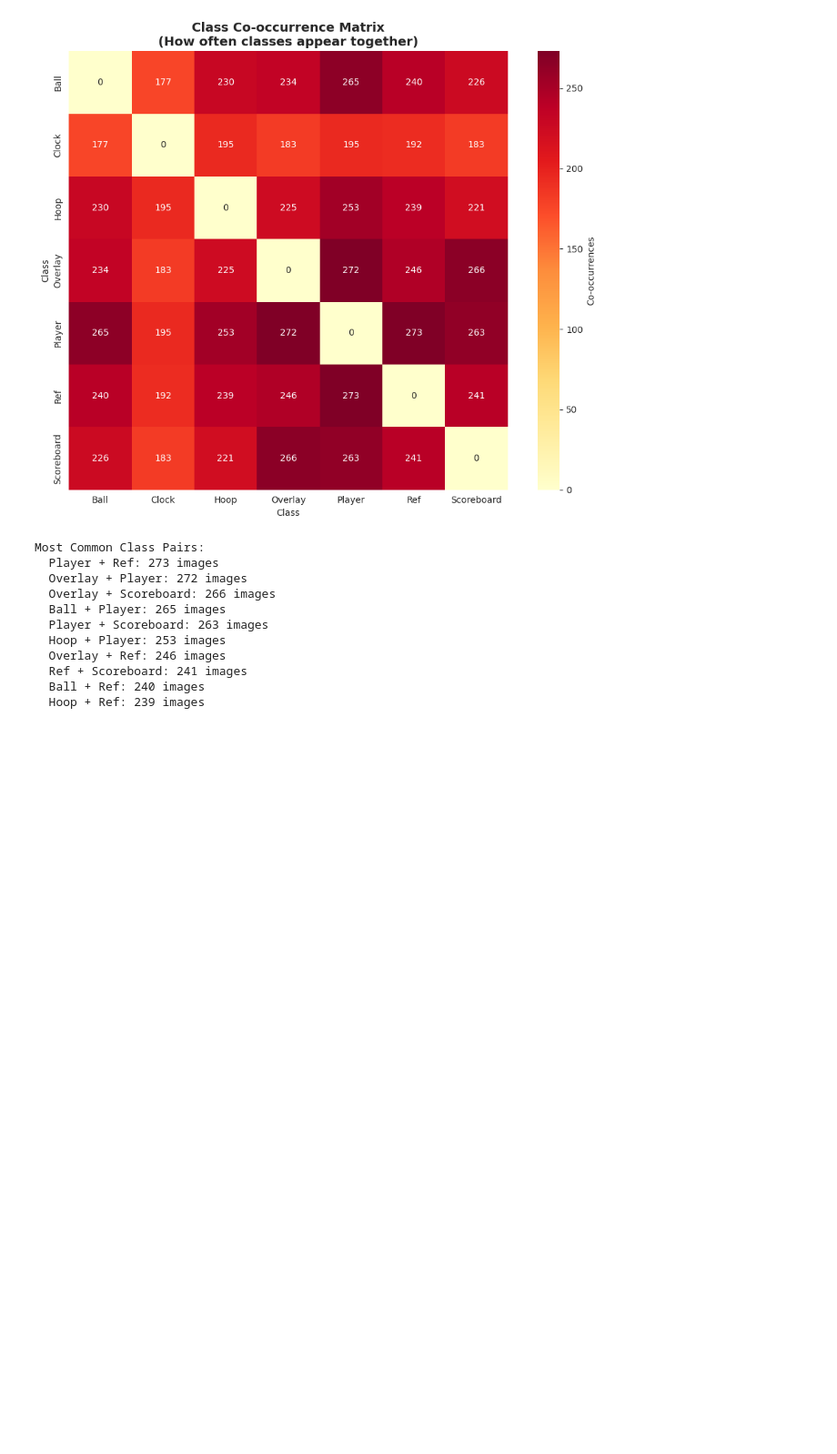
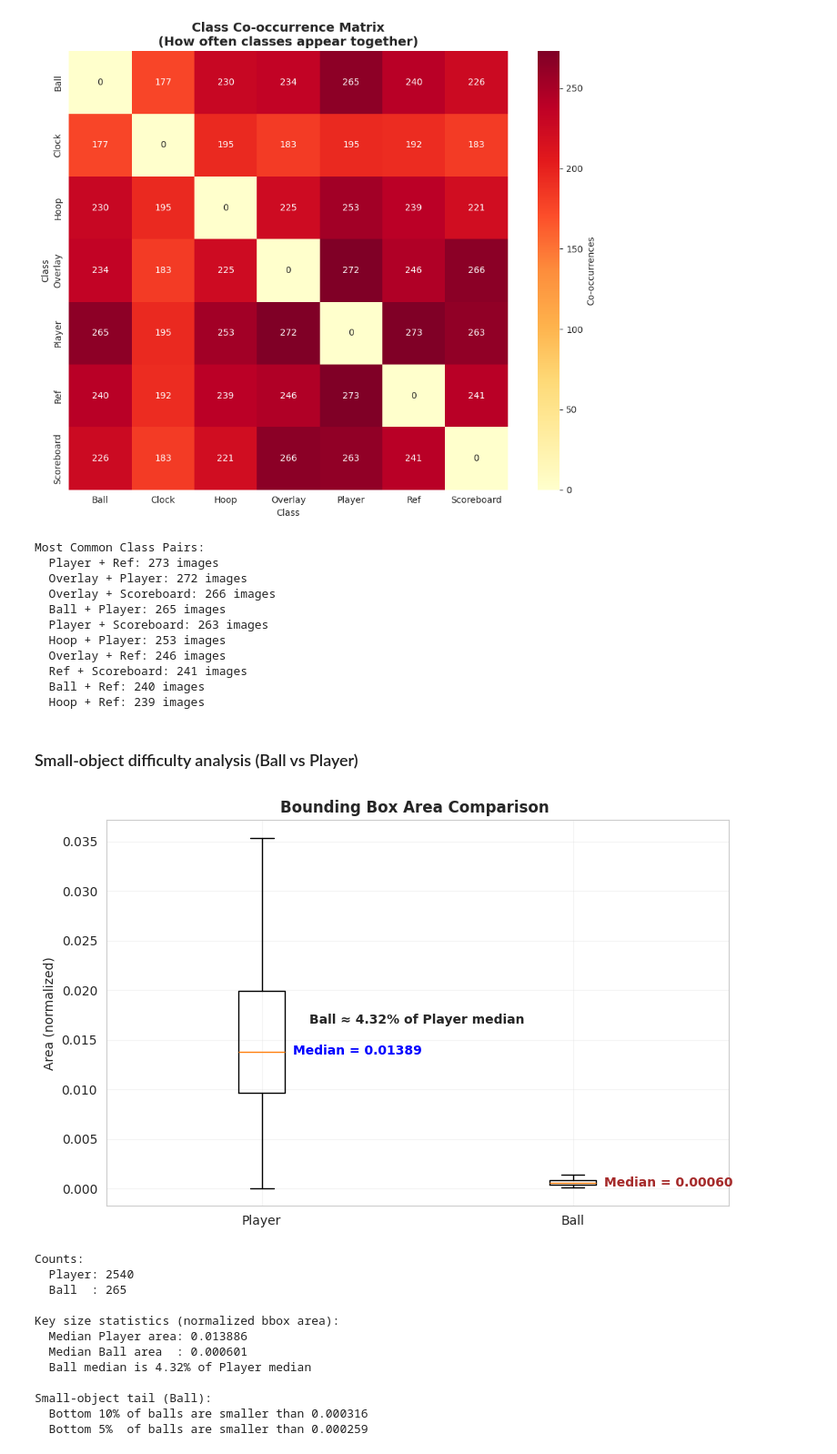
Before and after one commit to Nolan-Lo/basketball-computer-vision, a Jupyter notebook: notebooks/01-data-exploration.ipynb, the cells around one changed output. Shown at 91% size. Saved outputs shown, nothing was run; the diff lists cells and outputs as text; code cells hidden in the pictures; blank space fills up the shorter version.

```diff
--- a/notebooks/01-data-exploration.ipynb
+++ b/notebooks/01-data-exploration.ipynb
@@ -505,3 +505,66 @@ Most Common Class Pairs:
   Ref + Scoreboard: 241 images
   Ball + Ref: 240 images
   Hoop + Ref: 239 images
+# %% [markdown]
+### Small-object difficulty analysis (Ball vs Player)
+# %%
+import matplotlib.pyplot as plt
+import numpy as np
+
+players = all_df[all_df['class_name'] == 'Player']['area']
+balls   = all_df[all_df['class_name'] == 'Ball']['area']
+
+p99 = players.quantile(0.99)
+players_clip = players[players <= p99]
+
+ball_med = balls.median()
+player_med = players.median()
+ratio_pct = (ball_med / player_med) * 100
+
+data = [players_clip.values, balls.values]
+labels = ['Player', 'Ball']
+
+plt.figure(figsize=(8,5))
+plt.boxplot(data, labels=labels, showfliers=False)
+
+plt.title("Bounding Box Area Comparison ", fontsize=12, fontweight='bold')
+plt.ylabel("Area (normalized)")
+plt.grid(alpha=0.2)
+
+
+plt.text(1.1, player_med, f"Median = {player_med:.5f}", va='center', color='blue', fontweight='bold')
+plt.text(2.1, ball_med,   f"Median = {ball_med:.5f}", va='center', color='brown', fontweight='bold')
+
+
+y_text = max(player_med, ball_med) * 1.2
+plt.text(1.5, y_text, f"Ball ≈ {ratio_pct:.2f}% of Player median",
+         ha='center', fontweight='bold')
+
+plt.tight_layout()
+plt.show()
+print("Counts:")
+print(f"  Player: {len(players)}")
+print(f"  Ball  : {len(balls)}")
+
+print("\nKey size statistics (normalized bbox area):")
+print(f"  Median Player area: {player_med:.6f}")
+print(f"  Median Ball area  : {ball_med:.6f}")
+print(f"  Ball median is {ratio_pct:.2f}% of Player median")
+
+print("\nSmall-object tail (Ball):")
+print(f"  Bottom 10% of balls are smaller than {balls.quantile(0.10):.6f}")
+print(f"  Bottom 5%  of balls are smaller than {balls.quantile(0.05):.6f}")
+# %% [output]
+[figure, added]
+Counts:
+  Player: 2540
+  Ball  : 265
+
+Key size statistics (normalized bbox area):
+  Median Player area: 0.013886
+  Median Ball area  : 0.000601
+  Ball median is 4.32% of Player median
+
+Small-object tail (Ball):
+  Bottom 10% of balls are smaller than 0.000316
+  Bottom 5%  of balls are smaller than 0.000259
```
Also changed, not shown: parts of 4 cells of this notebook.
